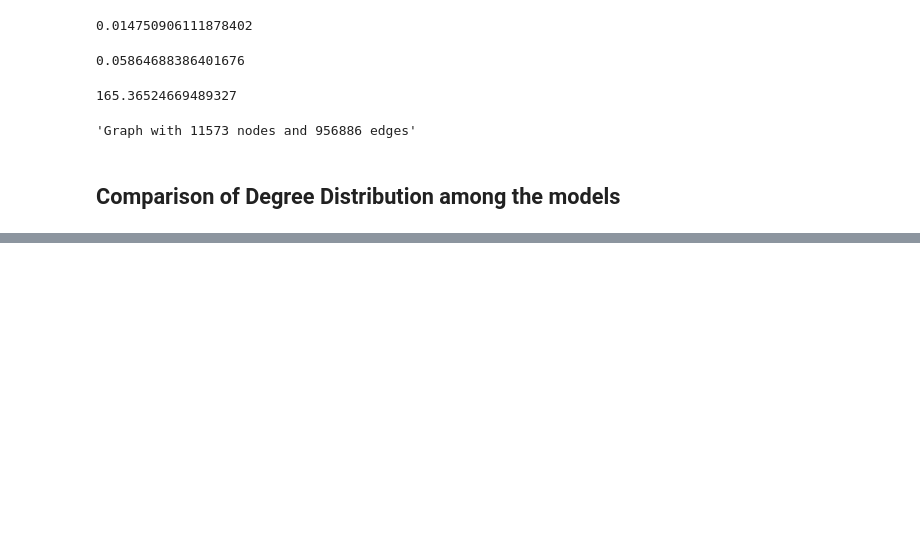
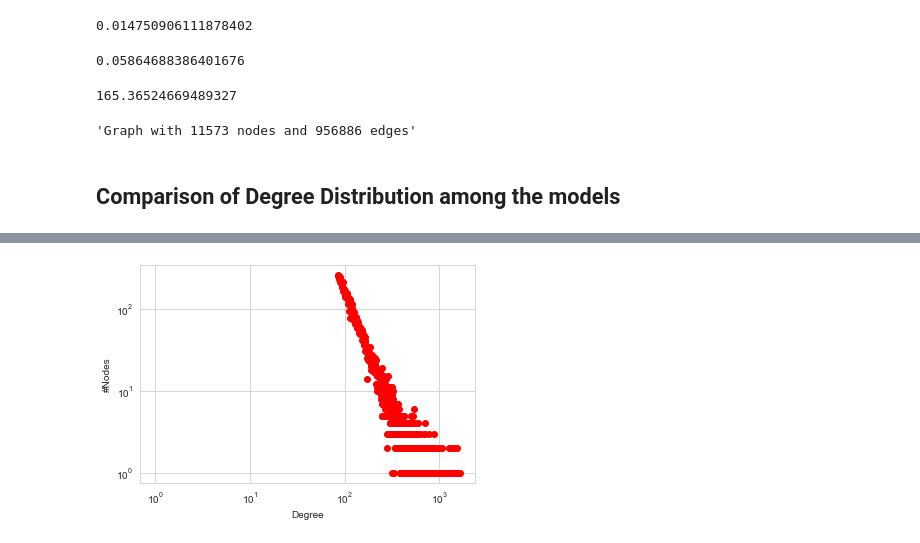
Before and after one commit to Caput97/bookdealer-recommendation-network, a Jupyter notebook: synthetic_models_analysis.ipynb, the cells around one changed output, grey strips where cells are left out. Cells and saved outputs as stored; diff of their text form; code cells hidden in the pictures; blank space fills up the shorter version.

```diff
--- a/synthetic_models_analysis.ipynb
+++ b/synthetic_models_analysis.ipynb
@@ -737,0 +750,11 @@ pyo.plot(figMix)
+# %%
+# BA degree distribution with matplot lib
+plt.scatter(DegFreqBA["Degree Value"], DegFreqBA["Node Frequency"], c = 'red')
+plt.xlabel("Degree")
+plt.ylabel("#Nodes")
+plt.loglog()
+
+tikzplotlib.save("plots/DegDistributionBA.tex")
+plt.show()
+# %% [output]
+[figure, added]
```
Also changed, not shown: parts of 10 cells of this notebook, 19 other files.
